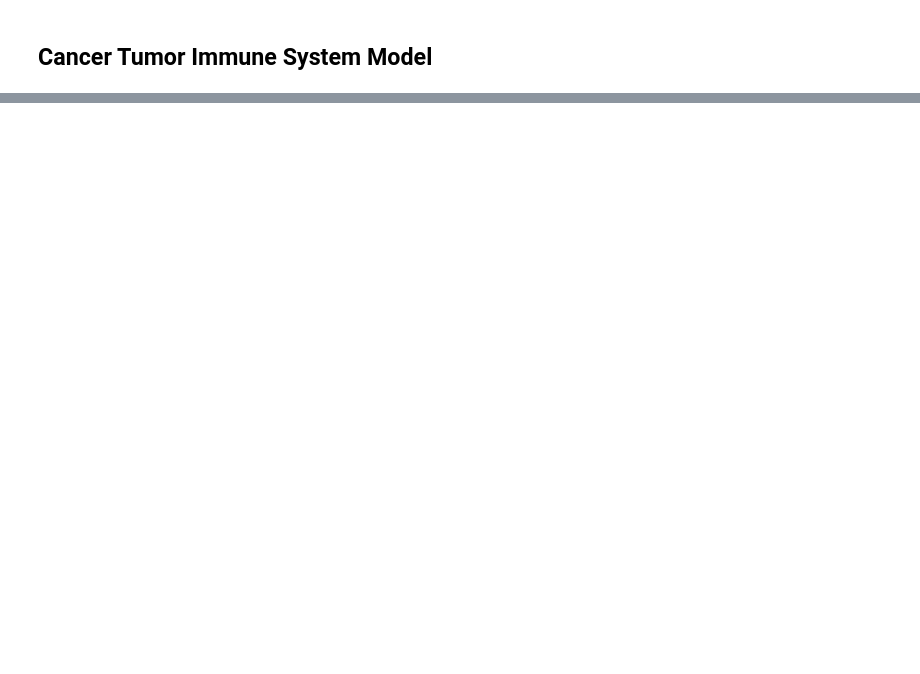
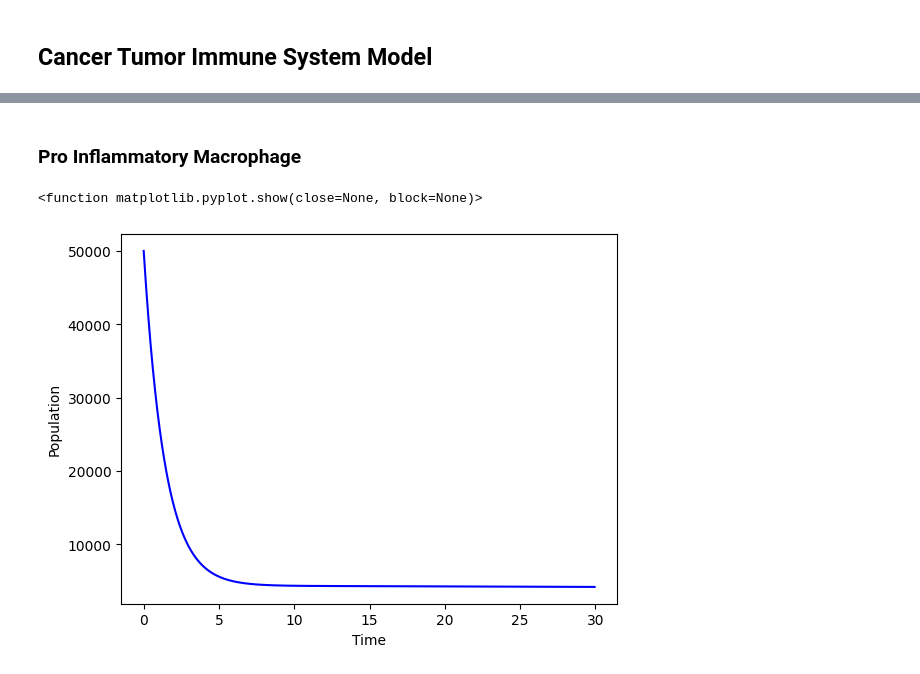
Before and after one commit to LuminarLeaf/Modelling-Lab, a Jupyter notebook: Lab4.ipynb, the cells around one changed output, grey strips where cells are left out. Saved outputs shown, nothing was run; the diff lists cells and outputs as text; code cells hidden in the pictures; blank space fills up the shorter version.

```diff
--- a/Lab4.ipynb
+++ b/Lab4.ipynb
@@ -64,0 +78,11 @@ plt.show
+# %% [markdown]
+### Pro Inflammatory Macrophage
+# %%
+plt.plot(t,M1, color='#0000FF')
+plt.title('')
+plt.xlabel('Time')
+plt.ylabel('Population')
+plt.show
+# %% [output]
+<function matplotlib.pyplot.show(close=None, block=None)>
+[figure, added]
```
Also changed, not shown: parts of 9 cells of this notebook.
